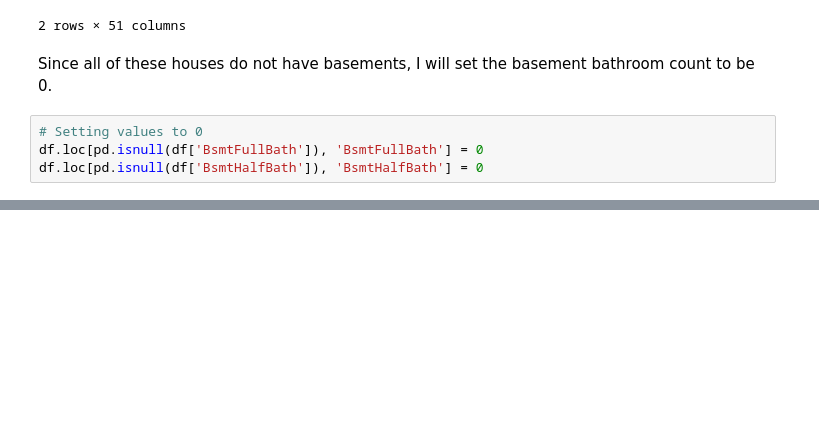
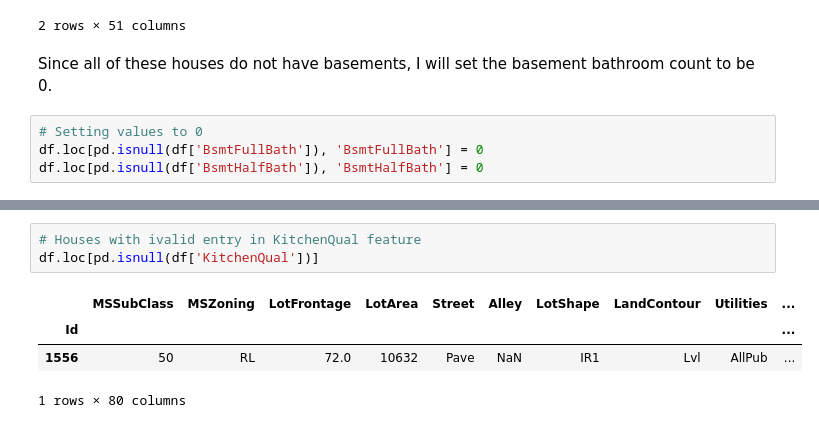
Before and after one commit to AnirudhAchal/Housing-Prices, a Jupyter notebook: Notebooks/Housing Prices .ipynb, the cells around one changed output, grey strips where cells are left out. Saved outputs shown, nothing was run; the diff lists cells and outputs as text; blank space fills up the shorter version.

Commit message:
Kitchen feature complete

```diff
--- a/Notebooks/Housing Prices .ipynb
+++ b/Notebooks/Housing Prices .ipynb
@@ -1692,0 +1726,8 @@ df.loc[(df['BsmtFullBath'] != 0) & (df['BsmtQual'] == 'NA')]
+# %%
+# Houses with ivalid entry in KitchenQual feature
+df.loc[pd.isnull(df['KitchenQual'])]
+# %% [output]
+|  | MSSubClass | MSZoning | LotFrontage | LotArea | Street | Alley | LotShape | LandContour | Utilities | ... |
+| Id |  |  |  |  |  |  |  |  |  | ... |
+| 1556 | 50 | RL | 72.0 | 10632 | Pave | NaN | IR1 | Lvl | AllPub | ... |
+1 rows × 80 columns
```
Also changed, not shown: parts of 12 cells of this notebook.
